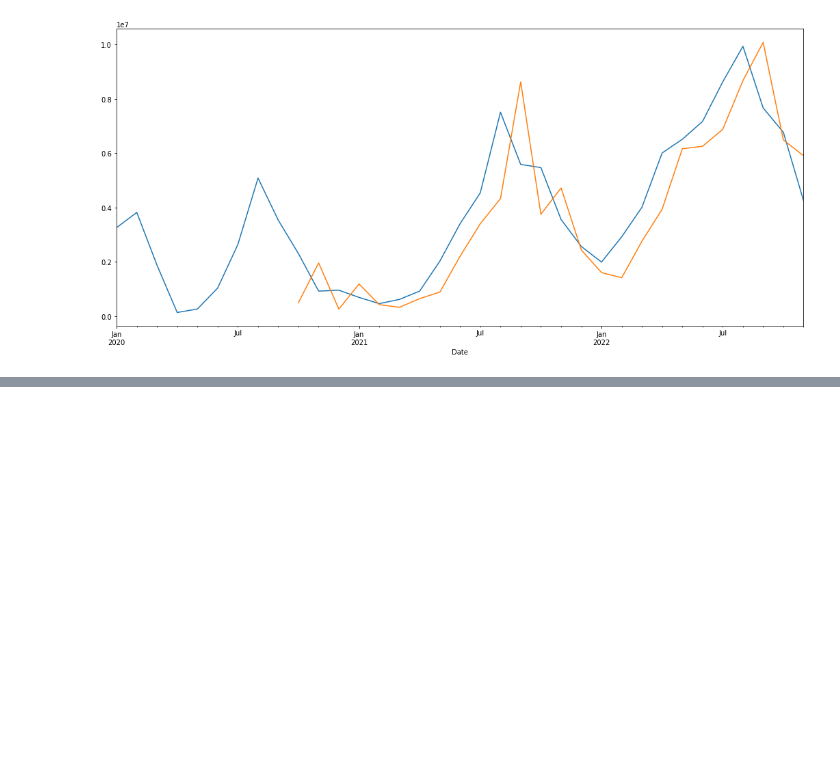
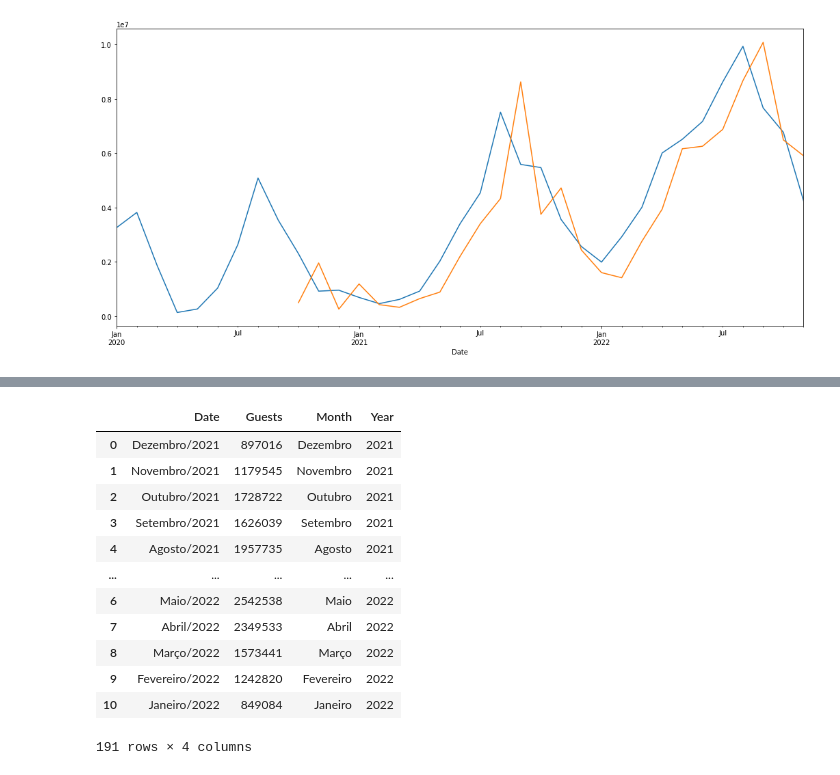
Before and after one commit to LuisaPolicarpo/Project5, a Jupyter notebook: Time_series_s_e_g.ipynb, the cells around one changed output, grey strips where cells are left out. Saved outputs shown, nothing was run; the diff lists cells and outputs as text; code cells hidden in the pictures; blank space fills up the shorter version.

```diff
--- a/Time_series_s_e_g.ipynb
+++ b/Time_series_s_e_g.ipynb
@@ -1510,0 +1617,8 @@ evaluation_df_sa_2022.set_index(test_set.index)['forecast'].plot()
+# %%
+df_guests_2017 = pd.read_csv('https://raw.githubusercontent.com/LuisaPolicarpo/Project5/main/Dataset/guests.csv')
+# %%
+df_guests_2017=df_guests_2017.drop(columns=['Unnamed: 0', 'Type'])
+# %%
+df_guests_2017 = df_guests_2017.rename(columns = {'Value':'Guests'})
+# %%
+df_final_2017_2022_guests = pd.concat([df_guests_2017, guests_2022], axis=0)
@@ -1510,0 +1641,18 @@ evaluation_df_sa_2022.set_index(test_set.index)['forecast'].plot()
+# %%
+df_final_2017_2022_guests['Date'] = df_final_2017_2022_guests['Date'].str.replace(' de ', '/')
+df_final_2017_2022_guests[['Month', 'Year']] = df_final_2017_2022_guests['Date'].str.split('/',1,expand=True)
+df_final_2017_2022_guests
+# %% [output]
+|  | Date | Guests | Month | Year |
+| 0 | Dezembro/2021 | 897016 | Dezembro | 2021 |
+| 1 | Novembro/2021 | 1179545 | Novembro | 2021 |
+| 2 | Outubro/2021 | 1728722 | Outubro | 2021 |
+| 3 | Setembro/2021 | 1626039 | Setembro | 2021 |
+| 4 | Agosto/2021 | 1957735 | Agosto | 2021 |
+| ... | ... | ... | ... | ... |
+| 6 | Maio/2022 | 2542538 | Maio | 2022 |
+| 7 | Abril/2022 | 2349533 | Abril | 2022 |
+| 8 | Março/2022 | 1573441 | Março | 2022 |
+| 9 | Fevereiro/2022 | 1242820 | Fevereiro | 2022 |
+| 10 | Janeiro/2022 | 849084 | Janeiro | 2022 |
+191 rows × 4 columns
```
Also changed, not shown: parts of 37 cells of this notebook.
